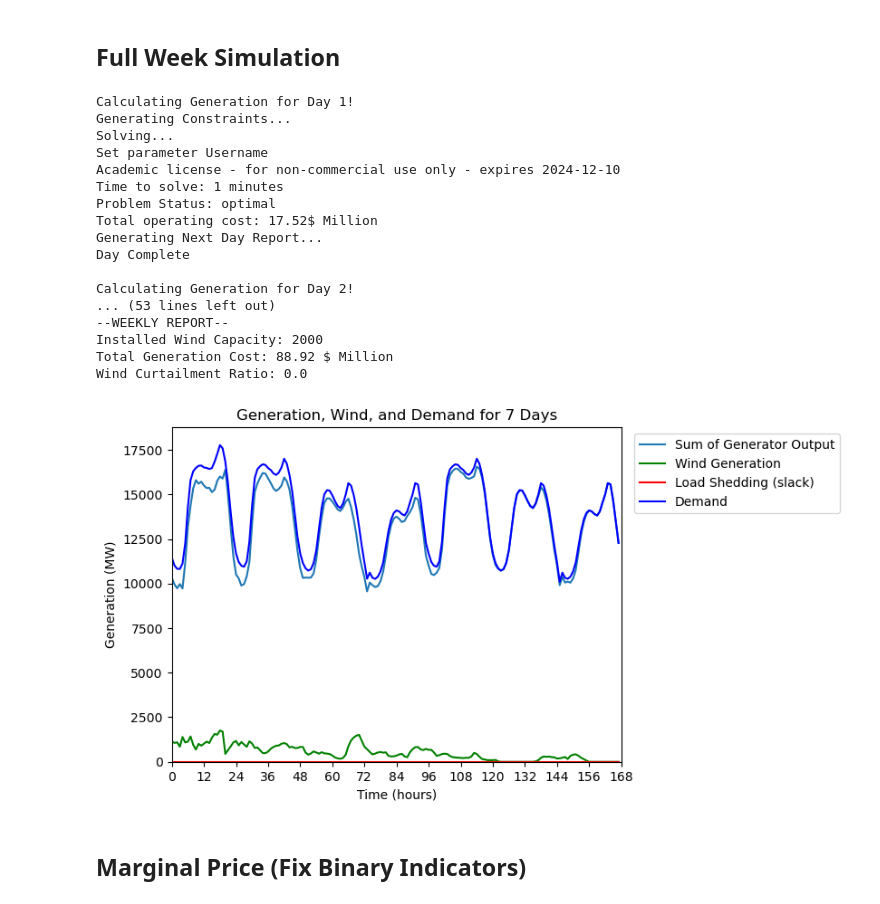
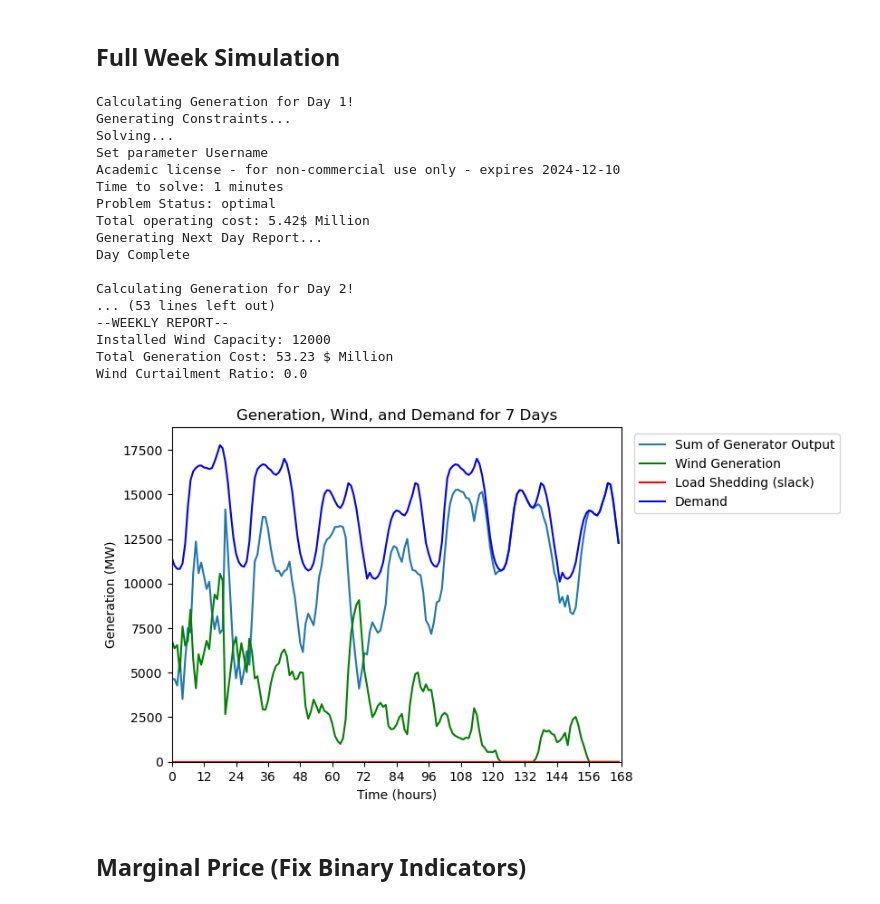
Before and after one commit to juliasimpson97/energy-syst-final, a Jupyter notebook: wind-tax-incentive-simulation-seven-days.ipynb, the cells around one changed output. Drawn from its saved outputs; the diff is of its cells as text; code cells hidden in the pictures.

```diff
--- a/wind-tax-incentive-simulation-seven-days.ipynb
+++ b/wind-tax-incentive-simulation-seven-days.ipynb
@@ -226,7 +226,7 @@ weekly_u = np.array([])
 weekly_v = np.array([])
 weekly_z = np.array([])
 
-W = 2000 # Vary Wind Capacty[2000, 6000, 12000]
+W = 12000 # Vary Wind Capacty[2000, 6000, 12000]
 
 for D in np.arange(0,days):
     print("Calculating Generation for Day " + str(D+1) + "!")
@@ -351,37 +351,37 @@ for D in np.arange(0,days):
     result.to_excel(f'report_wind_tax_incentive_{W}.xlsx')
     total_cost += obj_WIT.value
     total_gen = np.concatenate((total_gen, sum(g.value[:])))
     total_wind = np.concatenate((total_wind, w.value))
     total_slack = np.concatenate((total_slack, s.value))
     print("Day Complete \n")
 
 
 print("--WEEKLY REPORT--")
 print(f"Installed Wind Capacity: {W}")
 print(f"Total Generation Cost: {round(total_cost/1e6,2)} $ Million")
 print(f"Wind Curtailment Ratio: {wind_curtailment_ratio(D, T, W, total_wind)}")
 
 ## Plots
 weekly_plot(total_gen, total_wind, total_slack, load.Demand[:(D+1)*T], D, T, days, W)
 # %% [output]
 Calculating Generation for Day 1!
 Generating Constraints...
 Solving...
 Set parameter Username
 Academic license - for non-commercial use only - expires 2024-12-10
 Time to solve: 1 minutes
 Problem Status: optimal
-Total operating cost: 17.52$ Million
+Total operating cost: 5.42$ Million
 Generating Next Day Report...
 Day Complete
 
 Calculating Generation for Day 2!
 ... (53 lines left out)
 --WEEKLY REPORT--
-Installed Wind Capacity: 2000
-Total Generation Cost: 88.92 $ Million
+Installed Wind Capacity: 12000
+Total Generation Cost: 53.23 $ Million
 Wind Curtailment Ratio: 0.0
-[figure, old version]
+[figure, new version]
 # %% [markdown]
 ## Marginal Price (Fix Binary Indicators)
 # %%
```
Also changed, not shown: parts of 6 cells of this notebook, 8 other files.
